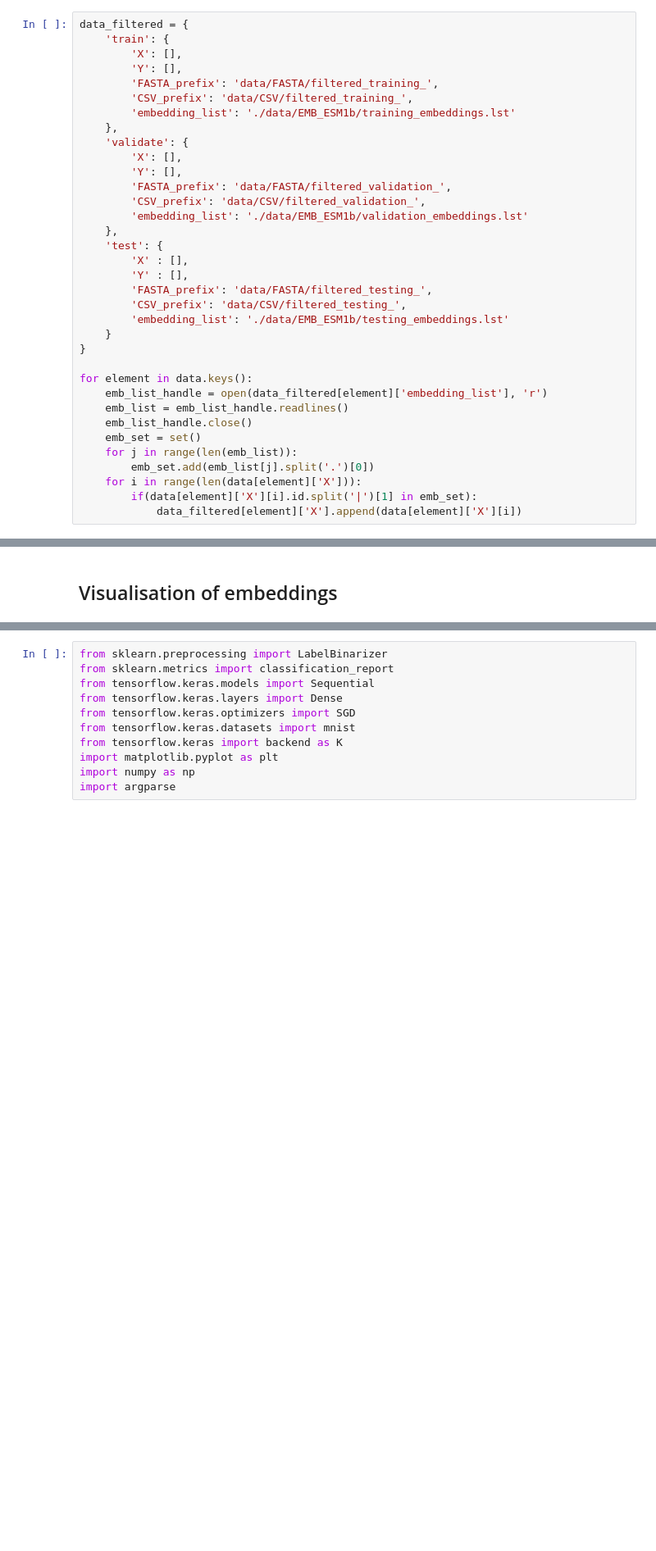
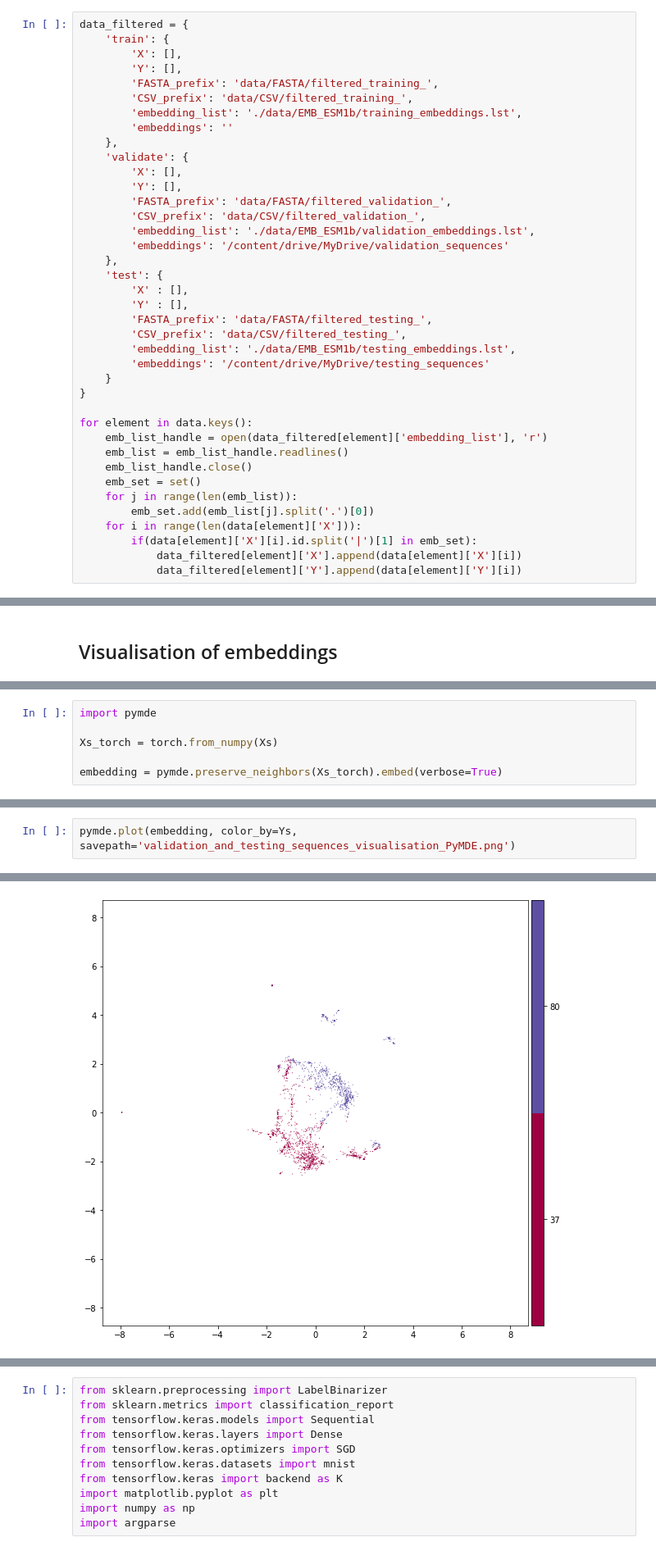
Before and after one commit to ievapudz/Course_Work, a Jupyter notebook: classificator.ipynb, the cells around one changed output, grey strips where cells are left out. Shown at 82% size. Saved outputs shown, nothing was run; the diff lists cells and outputs as text; blank space fills up the shorter version.

```diff
--- a/classificator.ipynb
+++ b/classificator.ipynb
@@ -181,21 +165,24 @@ data_filtered = {
         'Y': [],
         'FASTA_prefix': 'data/FASTA/filtered_training_',
         'CSV_prefix': 'data/CSV/filtered_training_',
-        'embedding_list': './data/EMB_ESM1b/training_embeddings.lst'
+        'embedding_list': './data/EMB_ESM1b/training_embeddings.lst',
+        'embeddings': ''
     },
     'validate': {
         'X': [],
         'Y': [],
         'FASTA_prefix': 'data/FASTA/filtered_validation_',
         'CSV_prefix': 'data/CSV/filtered_validation_',
-        'embedding_list': './data/EMB_ESM1b/validation_embeddings.lst'
+        'embedding_list': './data/EMB_ESM1b/validation_embeddings.lst',
+        'embeddings': '/content/drive/MyDrive/validation_sequences'
     },
     'test': {
         'X' : [],
         'Y' : [],
         'FASTA_prefix': 'data/FASTA/filtered_testing_',
         'CSV_prefix': 'data/CSV/filtered_testing_',
-        'embedding_list': './data/EMB_ESM1b/testing_embeddings.lst'
+        'embedding_list': './data/EMB_ESM1b/testing_embeddings.lst',
+        'embeddings': '/content/drive/MyDrive/testing_sequences'
     }
 }
 
@@ -209,6 +196,7 @@ for element in data.keys():
     for i in range(len(data[element]['X'])):
         if(data[element]['X'][i].id.split('|')[1] in emb_set):
             data_filtered[element]['X'].append(data[element]['X'][i])
+            data_filtered[element]['Y'].append(data[element]['Y'][i])
 # %% [markdown]
 Testing, whether the filtration was successful.
 # %%
@@ -288,0 +300,6 @@ FileNotFoundError: ignored
+# %%
+import pymde
+
+Xs_torch = torch.from_numpy(Xs)
+
+embedding = pymde.preserve_neighbors(Xs_torch).embed(verbose=True)
@@ -288,0 +322,3 @@ FileNotFoundError: ignored
+# %%
+pymde.plot(embedding, color_by=Ys, savepath='validation_and_testing_sequences_visualisation_PyMDE.png')
+# %% [output]
@@ -289,3 +326,4 @@ FileNotFoundError: ignored
+[figure, added]
 # %% [markdown]
 ## Creating a simple feed-forward neural network with Keras.
 
```
Also changed, not shown: parts of 17 cells of this notebook.
